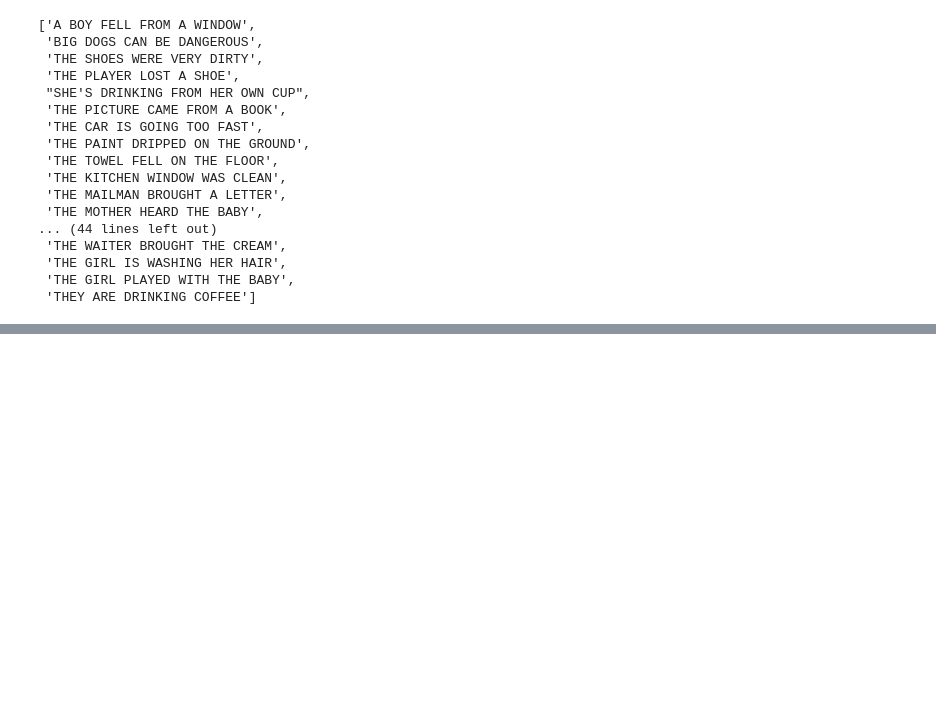
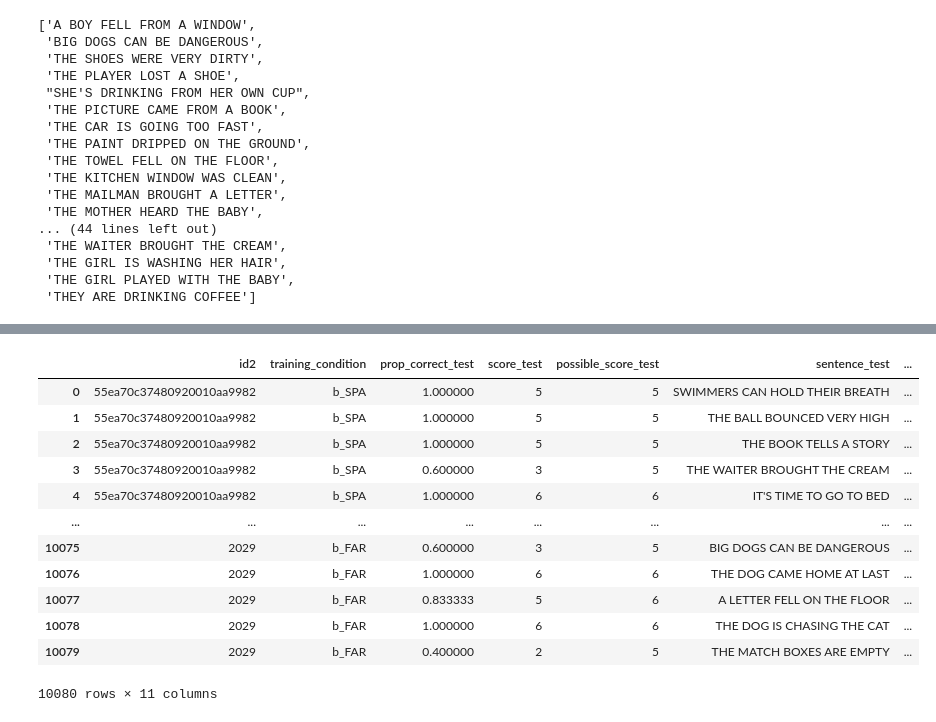
Before and after one commit to JesseRinzel123/SSL-ASR-Cross-Talker-Generalization, a Jupyter notebook: Tutorial/glmm_plot_Bradlow23.ipynb, the cells around one changed output, grey strips where cells are left out. Cells and saved outputs as stored; diff of their text form; code cells hidden in the pictures; blank space fills up the shorter version.

```diff
--- a/Tutorial/glmm_plot_Bradlow23.ipynb
+++ b/Tutorial/glmm_plot_Bradlow23.ipynb
@@ -396,3 +327,22 @@ out_df[out_df["Condition"]=="mt"]
+# %%
+human_result_path=r"..\Feb09\BBP-2023-TestData2.xlsx"
+human_result = pd.read_excel(human_result_path)
+human_result=human_result[human_result["training_condition"]!="a_control"]
+human_result
+# %% [output]
+|  | id2 | training_condition | prop_correct_test | score_test | possible_score_test | sentence_test | ... |
+| 0 | 55ea70c37480920010aa9982 | b_SPA | 1.000000 | 5 | 5 | SWIMMERS CAN HOLD THEIR BREATH | ... |
+| 1 | 55ea70c37480920010aa9982 | b_SPA | 1.000000 | 5 | 5 | THE BALL BOUNCED VERY HIGH | ... |
+| 2 | 55ea70c37480920010aa9982 | b_SPA | 1.000000 | 5 | 5 | THE BOOK TELLS A STORY | ... |
+| 3 | 55ea70c37480920010aa9982 | b_SPA | 0.600000 | 3 | 5 | THE WAITER BROUGHT THE CREAM | ... |
+| 4 | 55ea70c37480920010aa9982 | b_SPA | 1.000000 | 6 | 6 | IT'S TIME TO GO TO BED | ... |
+| ... | ... | ... | ... | ... | ... | ... | ... |
+| 10075 | 2029 | b_FAR | 0.600000 | 3 | 5 | BIG DOGS CAN BE DANGEROUS | ... |
+| 10076 | 2029 | b_FAR | 1.000000 | 6 | 6 | THE DOG CAME HOME AT LAST | ... |
+| 10077 | 2029 | b_FAR | 0.833333 | 5 | 6 | A LETTER FELL ON THE FLOOR | ... |
+| 10078 | 2029 | b_FAR | 1.000000 | 6 | 6 | THE DOG IS CHASING THE CAT | ... |
+| 10079 | 2029 | b_FAR | 0.400000 | 2 | 5 | THE MATCH BOXES ARE EMPTY | ... |
+10080 rows × 11 columns
 # %%
 def objective_function(params, sentence_matrix1, human_result, tg_sentence_list, talkers):
     tau, k = params
```
Also changed, not shown: parts of 13 cells of this notebook, 1 other file.
